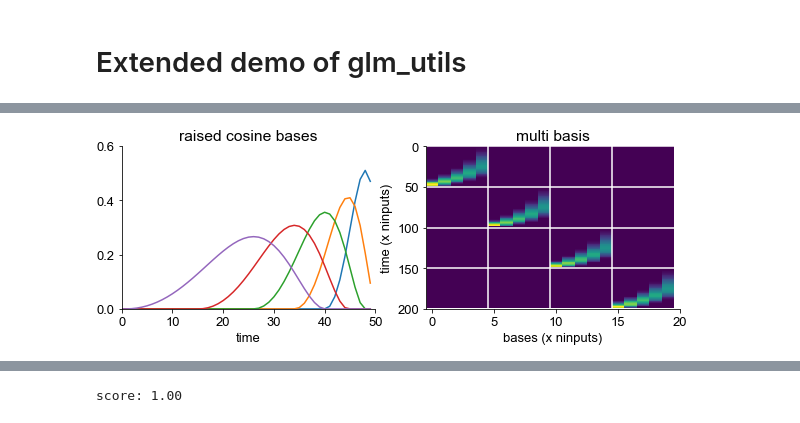
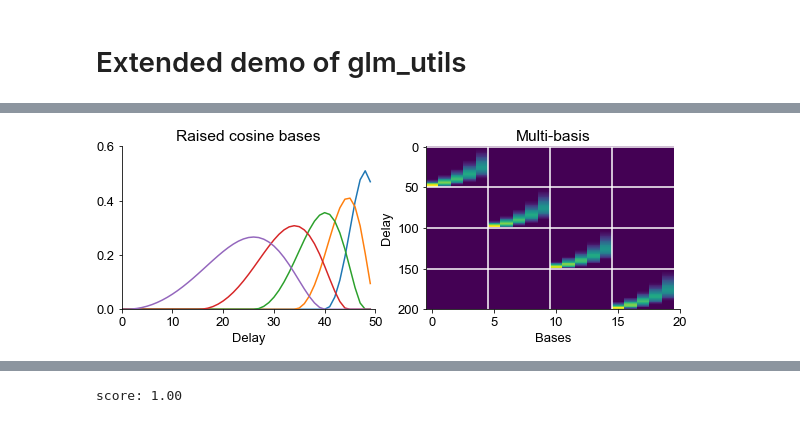
Before and after one commit to janclemenslab/glm_utils, a Jupyter notebook: demo/multiple_inputs.ipynb, the cells around one changed output, grey strips where cells are left out. Drawn from its saved outputs; the diff is of its cells as text; code cells hidden in the pictures.

```diff
--- a/demo/multiple_inputs.ipynb
+++ b/demo/multiple_inputs.ipynb
@@ -17,21 +17,27 @@ In this demo we will work with a response (y) which has been constructed from no
 # %%
-x, y, filters = get_data(npoints = 5000)
-npoints, ninputs = x.shape
-ndelays = filters.shape[0]
-T = np.arange(-ndelays, 0)
+x, y, filters = get_data(npoints = 100_000)
 
-print(f"x [time, features]: {x.shape}\ny [time,]: {y.shape}\nfilters [delays, features] {filters.shape}")
+nb_points, nb_stim = x.shape
+filter_duration = filters.shape[0]
+T = np.arange(-filter_duration, 0)
+
+print(f"x: {x.shape}, y: {y.shape}, filters {filters.shape}")
 plt.figure(figsize=[15,4])
 plt.subplot(121)
 plt.plot(T, filters)
 plt.title('Filters')
 plt.xlabel('Delay')
+plt.legend([f'Filter for stimulus {f}' for f in range(1,5)])
+
 plt.subplot(222)
-plt.plot(x)
+plt.plot(x[:1000])
 plt.title('Stimuli (x)')
+plt.xticks(())
+
 plt.subplot(224)
-plt.plot(y)
+plt.plot(y[:1000], c='k')
 plt.title('Response (y)')
+plt.xlabel('Time')
 plt.subplots_adjust(hspace=0.4)
 plt.show()
 # %% [output]
@@ -77,24 +65,24 @@ Tip: glm_utils also contains a function to generate laplacian bases (laplacian_p
 # %%
 # define bases
-B = raised_cosine(0, 5, [1, 23], 9, window_size)
-B_multi = multifeature_basis(B, ninputs)  # should explain what/why we do this here
-basis_multi_projection = BasisProjection(B_multi)  # should explain what/why we do this here
-window_size, nbases = B.shape
+B = raised_cosine(0, 5, [1, 23], 9, filter_duration)
+B_multi = multifeature_basis(B, nb_stim)
+basis_multi_projection = BasisProjection(B_multi)
+_, nbases = B.shape
 
 plt.figure(figsize = [10,3])
 plt.subplot(121)
 plt.plot(B)
-plt.title('raised cosine bases')
-plt.xlabel('time')
+plt.title('Raised cosine bases')
+plt.xlabel('Delay')
 
-plt.subplot(122) # more info on this plot, such as better axis and division labels
+plt.subplot(122)
 plt.imshow(B_multi)
-plt.hlines(np.arange(0, ninputs*window_size,window_size), -0.5, B_multi.shape[1], colors='w')
-plt.vlines(np.arange(0, ninputs*nbases,nbases)-0.5, 0, B_multi.shape[0], colors='w')
+plt.hlines(np.arange(0, nb_stim*filter_duration,filter_duration), -0.5, B_multi.shape[1], colors='w')
+plt.vlines(np.arange(0, nb_stim*nbases,nbases)-0.5, 0, B_multi.shape[0], colors='w')
 plt.axis('tight')
-plt.ylabel('time (x ninputs)')
-plt.xlabel('bases (x ninputs)')
-plt.title('multi basis')
+plt.ylabel('Delay')
+plt.xlabel('Bases')
+plt.title('Multi-basis')
 plt.show()
 # %% [output]
-[figure, old version]
+[figure, new version]
```
Also changed, not shown: parts of 22 cells of this notebook.
